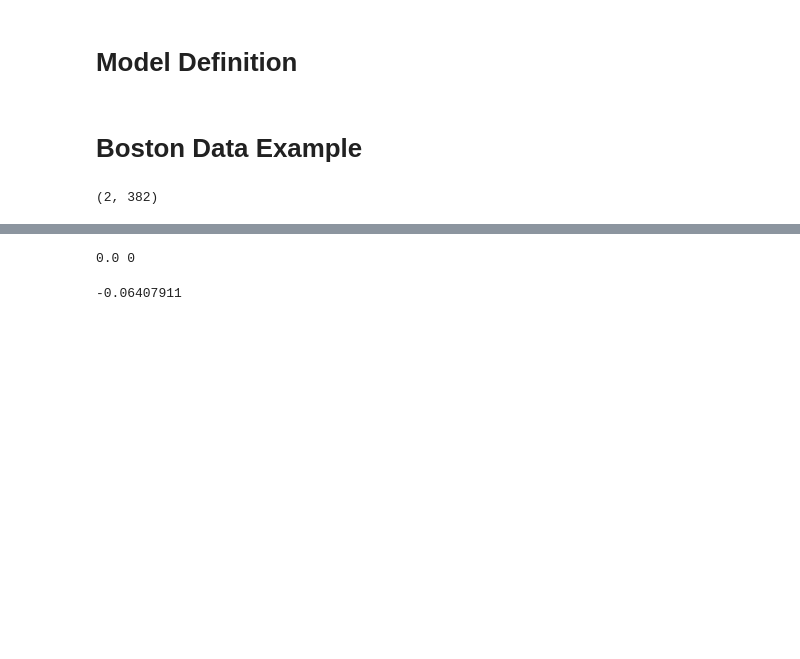
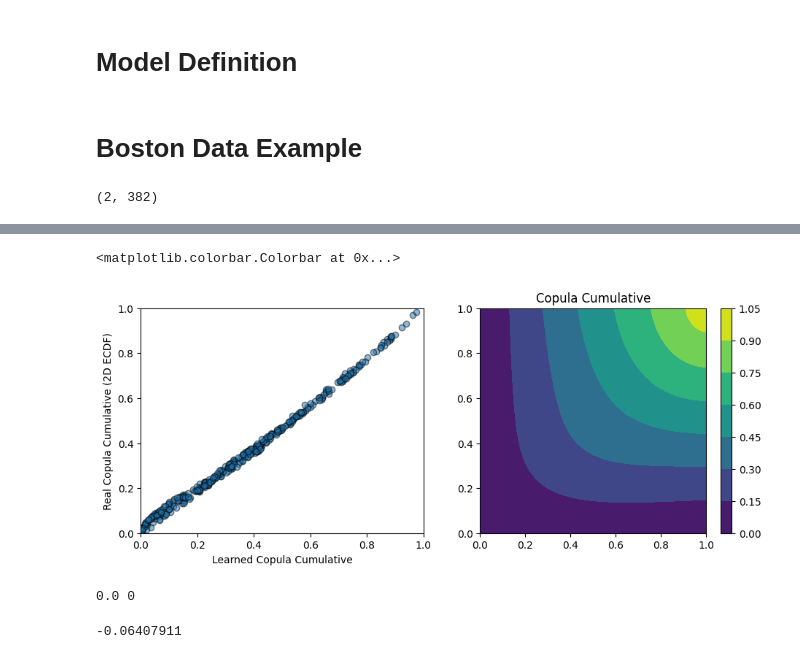
Before and after one commit to flaviovdf/copulae, a Jupyter notebook: Example_on_Datasets.ipynb, the cells around one changed output, grey strips where cells are left out. Cells and saved outputs as stored; diff of their text form; code cells hidden in the pictures; blank space fills up the shorter version.

```diff
--- a/Example_on_Datasets.ipynb
+++ b/Example_on_Datasets.ipynb
@@ -310,3 +338,39 @@ Iter 90. Loss [[ 0.10772852  0.00922745 -0.27806988]]
+# %%
+loss = forward(params, cop_state)[0]
+logits = nn_C(params, cop_state.UV_batches)
+loss = forward(params, cop_state)[0]
+
+x0 = jnp.linspace(0, 1, 100)
+x1 = jnp.linspace(0, 1, 100)
+X, Y = jnp.meshgrid(x0, x1)
+U = jnp.stack((X.ravel(), Y.ravel())).reshape(1, 2, 100 * 100)
+Z = nn_C(params, U).reshape((100, 100))
+# %%
+fig, axes = plt.subplots(1, 2, figsize=(5.5 * 2, 4))
+ax = axes[0]
+ax.scatter(logits.ravel(),
+           TrainingTensors.YC_batches.ravel(),
+           edgecolor='k',
+           alpha=0.5
+)
+ax.set(
+    xlabel = 'Learned Copula Cumulative',
+    ylabel = 'Real Copula Cumulative (2D ECDF)',
+    xlim = (0, 1),
+    ylim = (0, 1)
+);
+
+
+ax = axes[1]
+
+im = ax.contourf(X, Y, Z)
+ax.set(
+    title = 'Copula Cumulative'
+)
+fig.colorbar(im, ax=ax)
+# %% [output]
+<matplotlib.colorbar.Colorbar at 0x...>
+[figure, added]
 # %%
 density_graph_points, I_pdf, cdf_xy = get_set(D, best_cop_state.X_batches[0])
 
```
Also changed, not shown: parts of 6 cells of this notebook.
